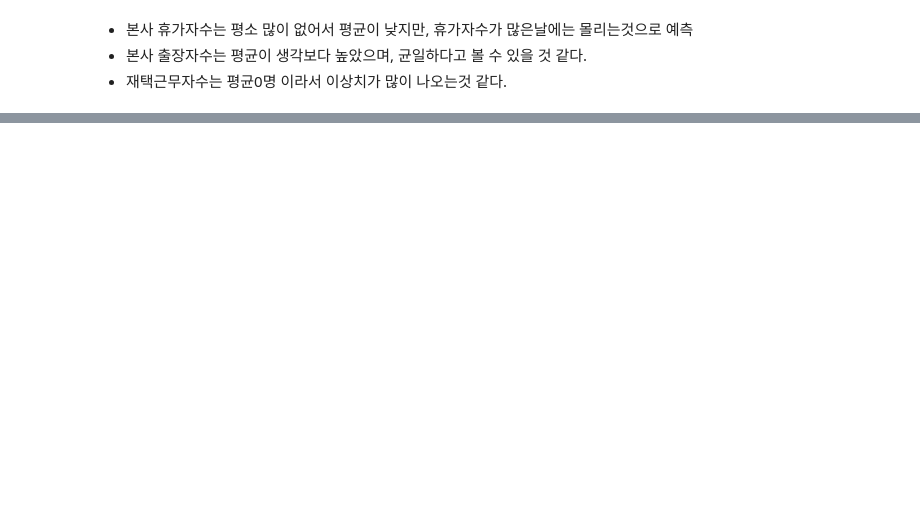
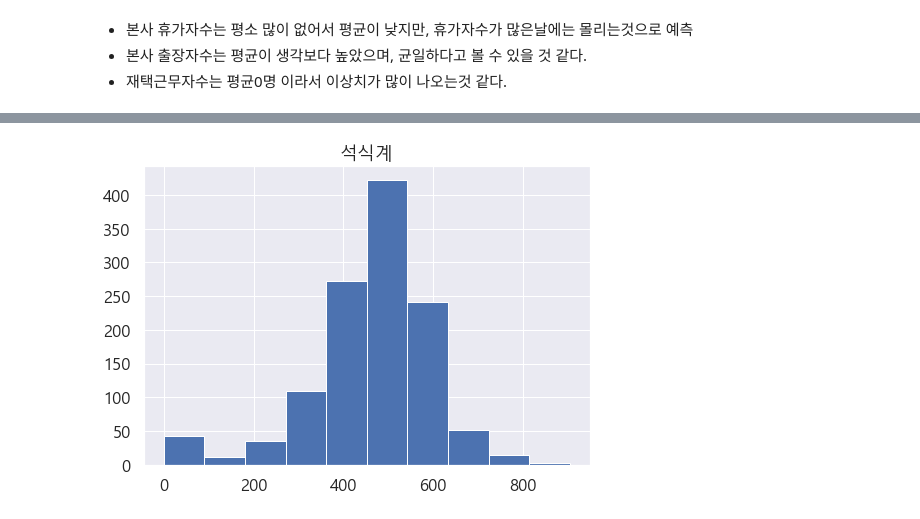
Before and after one commit to Yeony54/AI_Study_Notes, a Jupyter notebook: Machine Learning/02_Predict_Food_Demand/Predict_Food_Demand_EDA.ipynb, the cells around one changed output, grey strips where cells are left out. Cells and saved outputs as stored; diff of their text form; code cells hidden in the pictures; blank space fills up the shorter version.

```diff
--- a/Machine Learning/02_Predict_Food_Demand/Predict_Food_Demand_EDA.ipynb
+++ b/Machine Learning/02_Predict_Food_Demand/Predict_Food_Demand_EDA.ipynb
@@ -150,0 +218,6 @@ plt.show()
+# %%
+plt.hist(df_train['석식계'])
+plt.title('석식계')
+plt.show()
+# %% [output]
+[figure, added]
```
Also changed, not shown: parts of 62 cells of this notebook, 2 other files.
